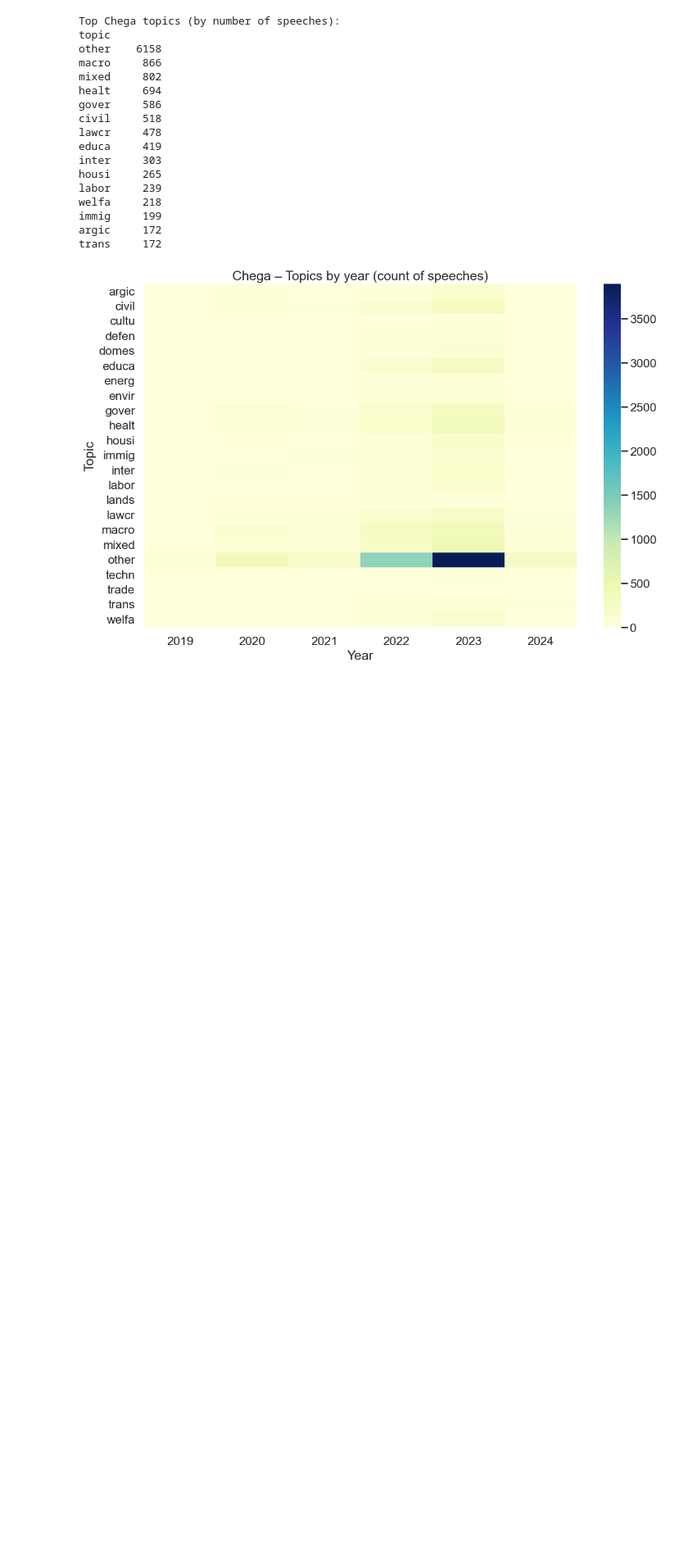
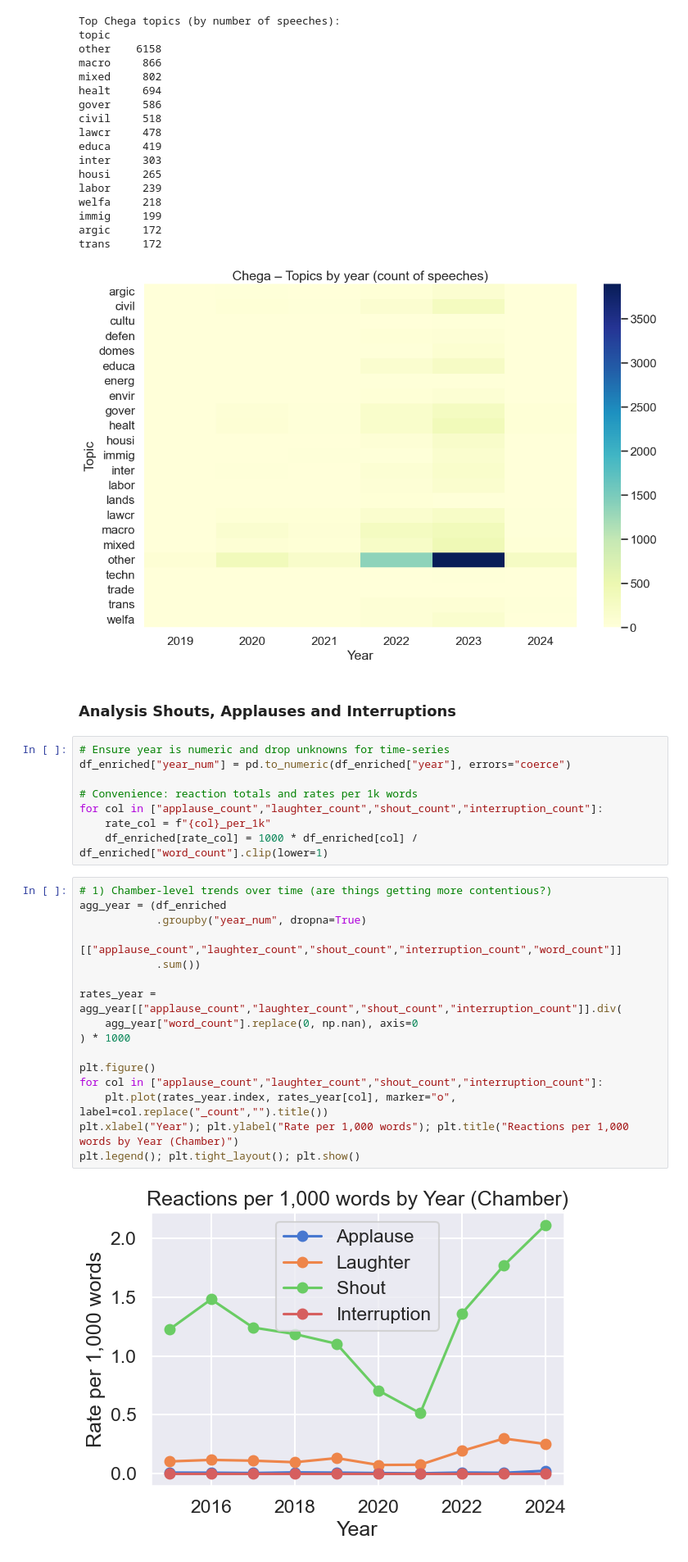
Before and after one commit to elisaonder/master-thesis, a Jupyter notebook: first_approach.ipynb, the cells around one changed output. Shown at 82% size. Saved outputs shown, nothing was run; the diff lists cells and outputs as text; blank space fills up the shorter version.

Commit message:
EDA: beginning applause and shouts analysis

```diff
--- a/first_approach.ipynb
+++ b/first_approach.ipynb
@@ -571,3 +688,31 @@ immig     199
 argic     172
 trans     172
 [figure]
+# %% [markdown]
+### Analysis Shouts, Applauses and Interruptions
+# %%
+# Ensure year is numeric and drop unknowns for time-series
+df_enriched["year_num"] = pd.to_numeric(df_enriched["year"], errors="coerce")
+
+# Convenience: reaction totals and rates per 1k words
+for col in ["applause_count","laughter_count","shout_count","interruption_count"]:
+    rate_col = f"{col}_per_1k"
+    df_enriched[rate_col] = 1000 * df_enriched[col] / df_enriched["word_count"].clip(lower=1)
+# %%
+# 1) Chamber-level trends over time (are things getting more contentious?)
+agg_year = (df_enriched
+            .groupby("year_num", dropna=True)
+            [["applause_count","laughter_count","shout_count","interruption_count","word_count"]]
+            .sum())
+
+rates_year = agg_year[["applause_count","laughter_count","shout_count","interruption_count"]].div(
+    agg_year["word_count"].replace(0, np.nan), axis=0
+) * 1000
+
+plt.figure()
+for col in ["applause_count","laughter_count","shout_count","interruption_count"]:
+    plt.plot(rates_year.index, rates_year[col], marker="o", label=col.replace("_count","").title())
+plt.xlabel("Year"); plt.ylabel("Rate per 1,000 words"); plt.title("Reactions per 1,000 words by Year (Chamber)")
+plt.legend(); plt.tight_layout(); plt.show()
+# %% [output]
+[figure, added]
```
Also changed, not shown: parts of 5 cells of this notebook.
